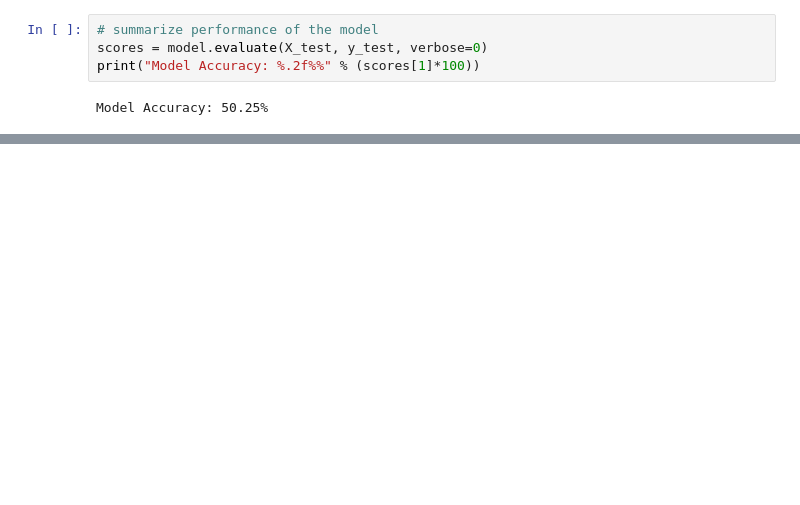
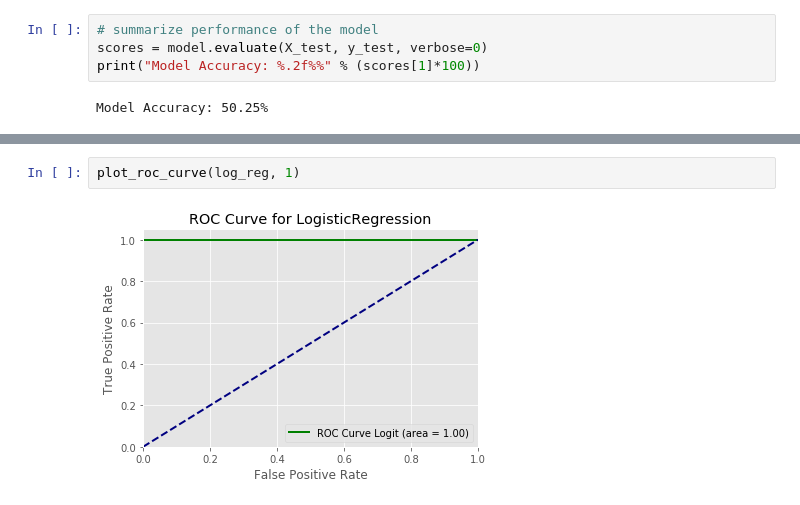
Before and after one commit to ericbenhamou/DataMarketing_Project, a Jupyter notebook: M6_challenge.ipynb, the cells around one changed output, grey strips where cells are left out. Cells and saved outputs as stored; diff of their text form; blank space fills up the shorter version.

```diff
--- a/M6_challenge.ipynb
+++ b/M6_challenge.ipynb
@@ -364,0 +369,4 @@ X_train.shape
+# %%
+plot_roc_curve(log_reg, 1)
+# %% [output]
+[figure, added]
```
Also changed, not shown: parts of 22 cells of this notebook.
